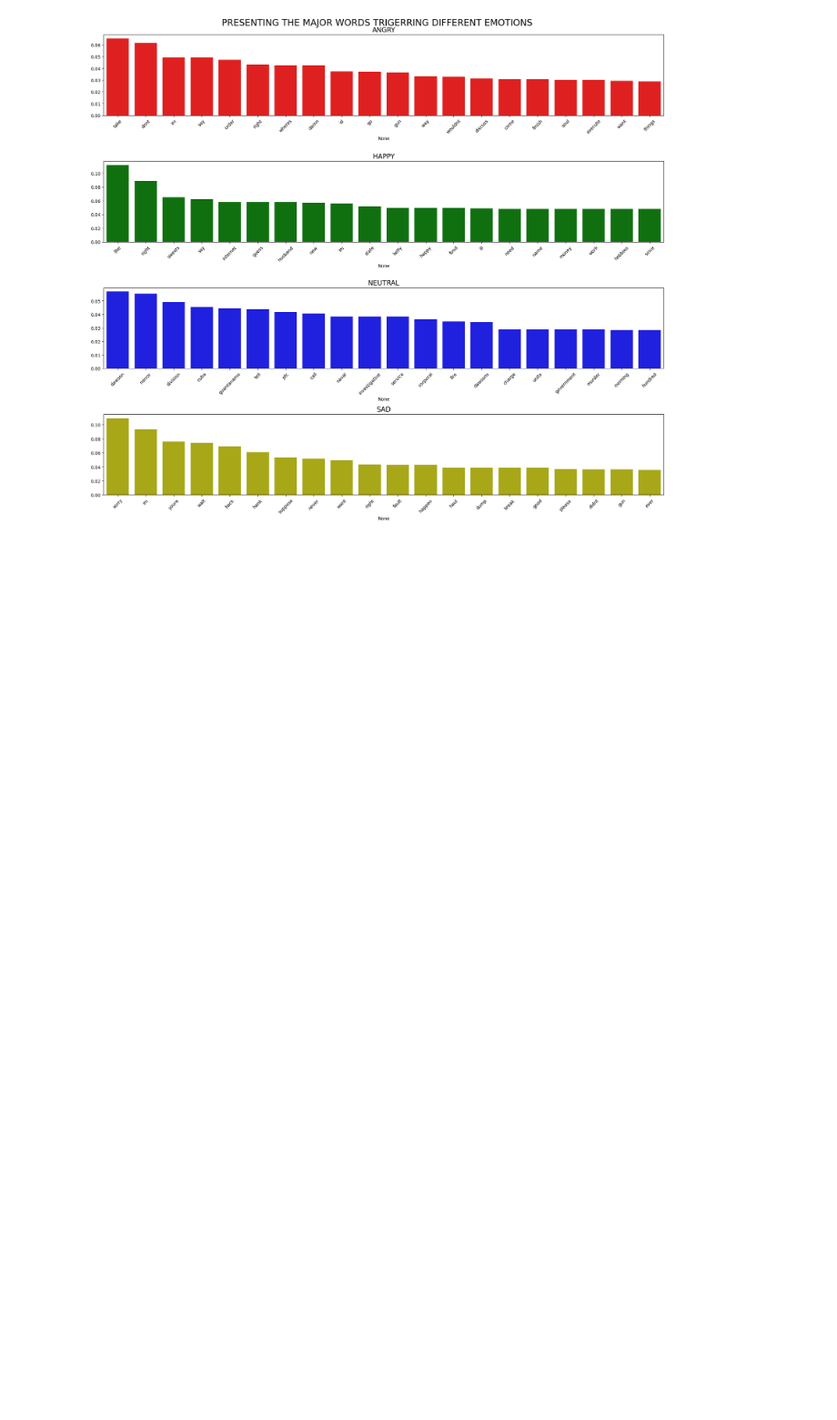
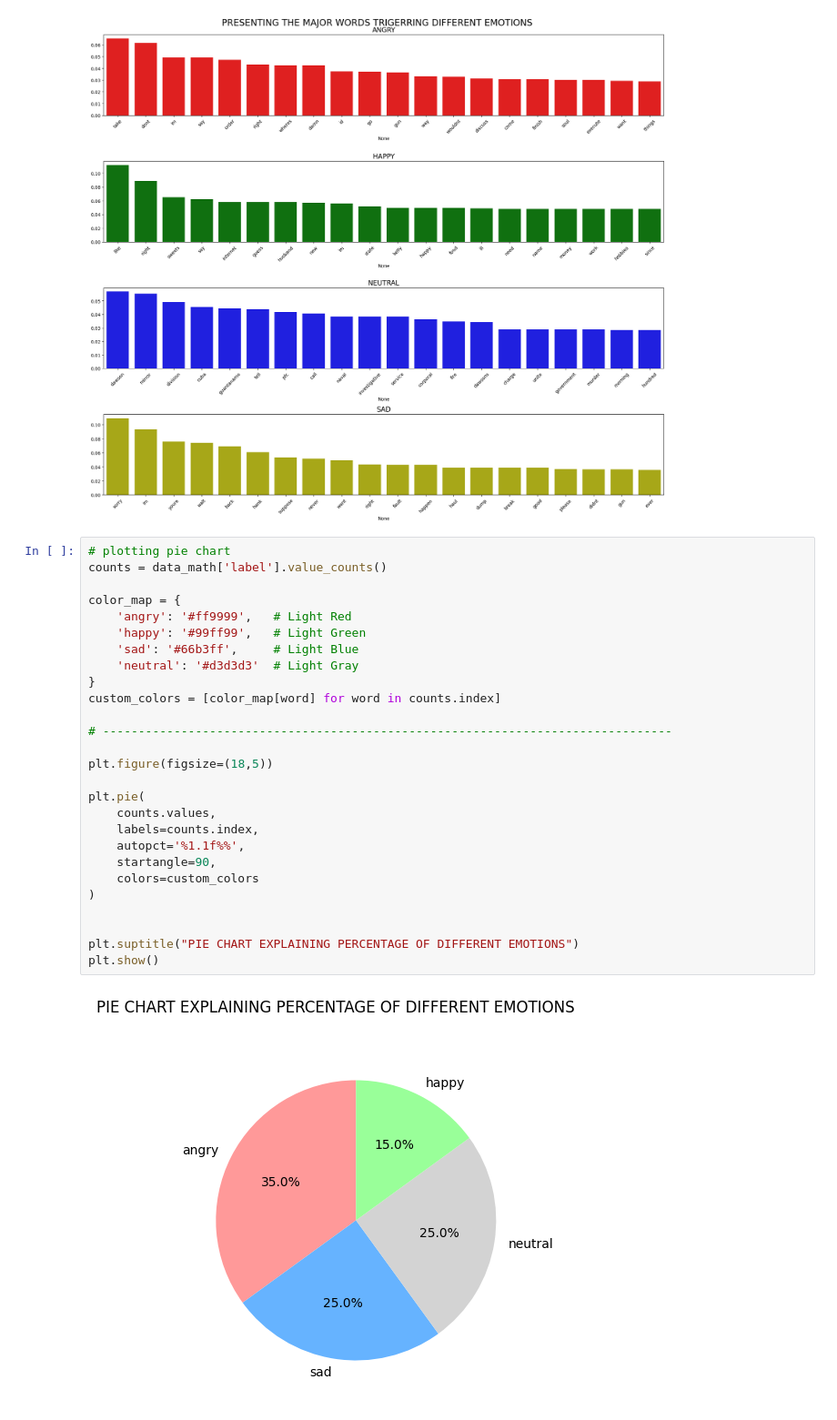
Before and after one commit to Ashura369/NLP, a Jupyter notebook: 3_3.ipynb, the cells around one changed output. Shown at 91% size. Saved outputs shown, nothing was run; the diff lists cells and outputs as text; blank space fills up the shorter version.

```diff
--- a/3_3.ipynb
+++ b/3_3.ipynb
@@ -299,3 +298,32 @@ plt.tight_layout()
 plt.show()
 # %% [output]
 [figure]
+# %%
+# plotting pie chart
+counts = data_math['label'].value_counts()
+
+color_map = {
+    'angry': '#ff9999',   # Light Red
+    'happy': '#99ff99',   # Light Green
+    'sad': '#66b3ff',     # Light Blue
+    'neutral': '#d3d3d3'  # Light Gray
+}
+custom_colors = [color_map[word] for word in counts.index]
+
+# --------------------------------------------------------------------------------
+
+plt.figure(figsize=(18,5))
+
+plt.pie(
+    counts.values,
+    labels=counts.index,
+    autopct='%1.1f%%',
+    startangle=90,
+    colors=custom_colors
+)
+
+
+plt.suptitle("PIE CHART EXPLAINING PERCENTAGE OF DIFFERENT EMOTIONS")
+plt.show()
+# %% [output]
+[figure, added]
```
Also changed, not shown: parts of 5 cells of this notebook, 1 other file.
